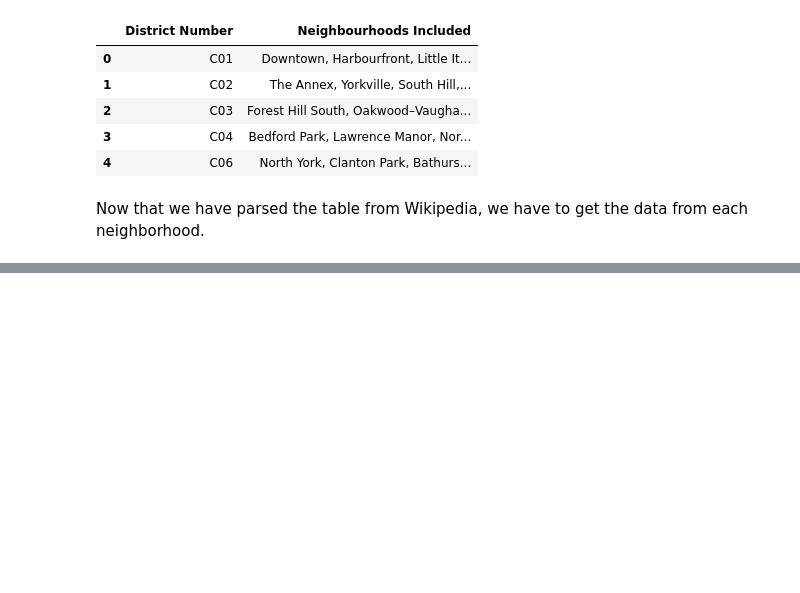
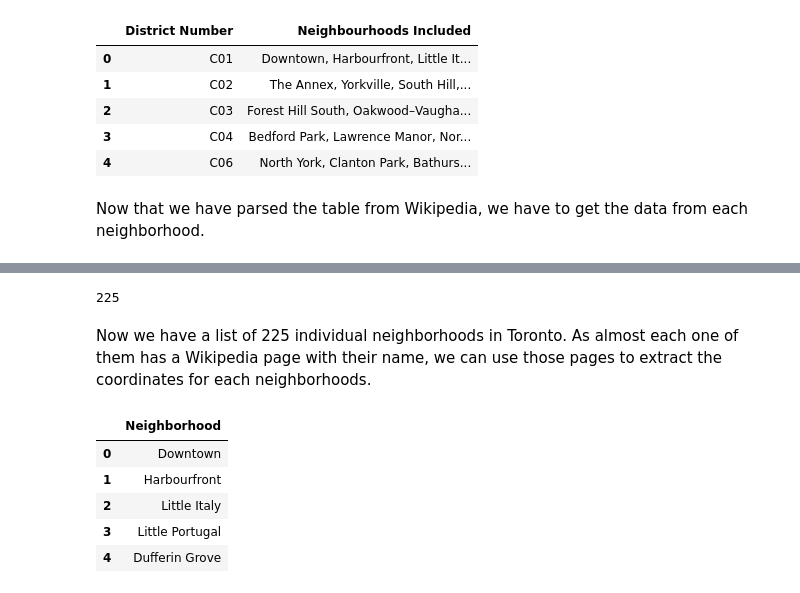
Before and after one commit to NeoLight1010/Coursera_Capstone, a Jupyter notebook: Capstone_Notebook.ipynb, the cells around one changed output, grey strips where cells are left out. Drawn from its saved outputs; the diff is of its cells as text; code cells hidden in the pictures; blank space fills up the shorter version.

```diff
--- a/Capstone_Notebook.ipynb
+++ b/Capstone_Notebook.ipynb
@@ -22,10 +22,8 @@ Hello Coursera Capstone Project!
 # %% [markdown]
 I will use Beautiful Soup to do web scraping and get data from Wikipedia.
 # %%
-s = requests.Session()
-
 page_url = "https://en.wikipedia.org/wiki/List_of_neighbourhoods_in_Toronto#Lists_of_city-designated_neighbourhoods"
-page_html = s.get(page_url, timeout=10)
+page_html = requests.get(page_url, timeout=10)
 
 page_html
 # %% [output]
@@ -54,8 +52,8 @@ print(toronto_soup.prettify())
 # %% [markdown]
 We are interested in the Multiple listing service districts and neighbourhoods table, which has the classes "wikitable sortable jquery-tablesorter"
 # %%
-neighborhoods_table = toronto_soup.find("table", {"class": "wikitable sortable"})
-neighborhoods_table.__dict__
+districts_table = toronto_soup.find("table", {"class": "wikitable sortable"})
+districts_table.__dict__
 # %% [output]
 {'parser_class': bs4.BeautifulSoup,
  'name': 'table',
@@ -75,9 +73,9 @@ neighborhoods_table.__dict__
   'output': ['for']},
  'preserve_whitespace_tags': {'pre', 'textarea'}}
 # %%
-neighborhoods_df = pd.read_html(str(neighborhoods_table))
-neighborhoods_df = neighborhoods_df[0]
-neighborhoods_df.head()
+districts_df = pd.read_html(str(districts_table))
+districts_df = districts_df[0]
+districts_df.head()
 # %% [output]
 |  | District Number | Neighbourhoods Included |
 | 0 | C01 | Downtown, Harbourfront, Little It... |
@@ -87,3 +85,11 @@ neighborhoods_df.head()
 | 4 | C06 | North York, Clanton Park, Bathurs... |
 # %% [markdown]
 Now that we have parsed the table from Wikipedia, we have to get the data from each neighborhood.
+# %%
+neighborhoods = []
+
+for row in districts_df["Neighbourhoods Included"]:
+    n_in_district = row.split(', ')
+    neighborhoods = neighborhoods + n_in_district
+
+neighborhoods
@@ -89,0 +114,16 @@ Now that we have parsed the table from Wikipedia, we have to get the data from e
+# %%
+len(neighborhoods)
+# %% [output]
+225
+# %% [markdown]
+Now we have a list of 225 individual neighborhoods in Toronto. As almost each one of them has a Wikipedia page with their name, we can use those pages to extract the coordinates for each neighborhoods.
+# %%
+neighborhoods_df = pd.DataFrame(neighborhoods, columns=['Neighborhood'])
+neighborhoods_df.head()
+# %% [output]
+|  | Neighborhood |
+| 0 | Downtown |
+| 1 | Harbourfront |
+| 2 | Little Italy |
+| 3 | Little Portugal |
+| 4 | Dufferin Grove |
```
Also changed, not shown: parts of 4 cells of this notebook, 1 other file.
